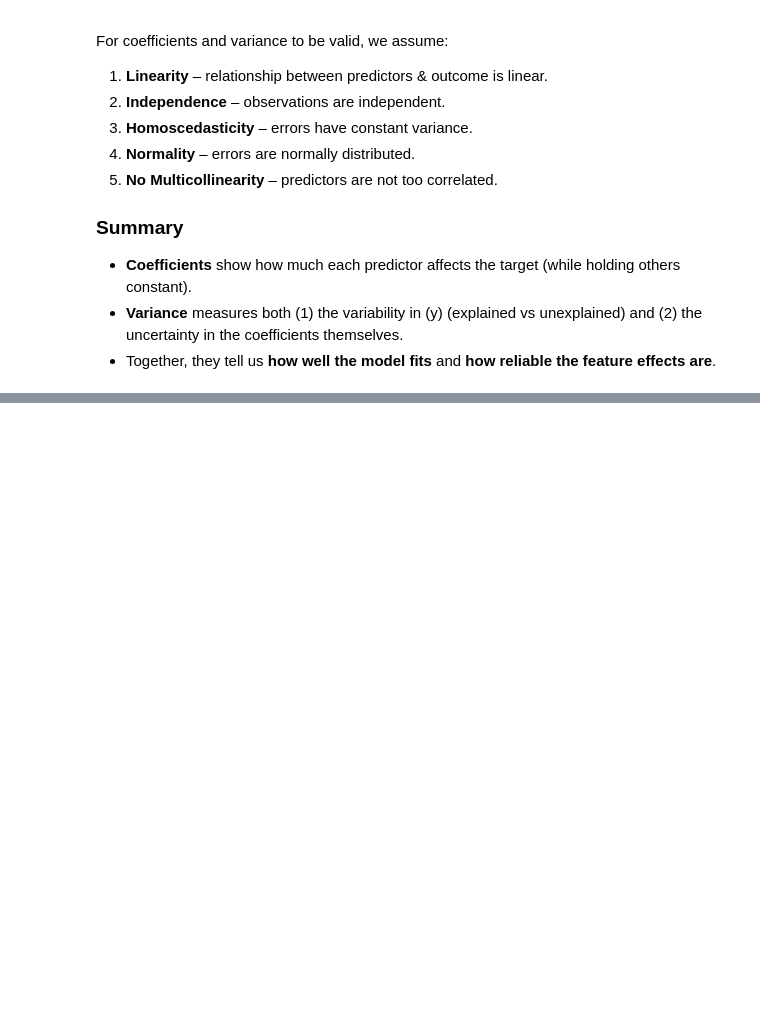
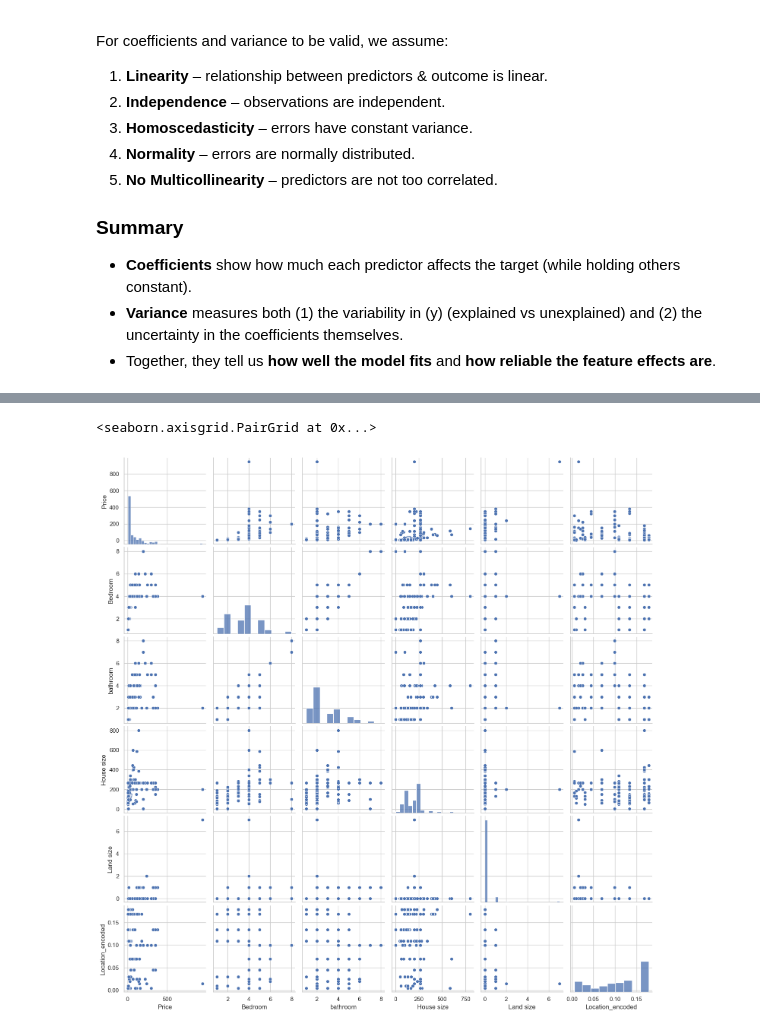
Before and after one commit to bonareri/data-science-class, a Jupyter notebook: 06-Machine_Learning/04_Regression.ipynb, the cells around one changed output, grey strips where cells are left out. Drawn from its saved outputs; the diff is of its cells as text; code cells hidden in the pictures; blank space fills up the shorter version.

```diff
--- a/06-Machine_Learning/04_Regression.ipynb
+++ b/06-Machine_Learning/04_Regression.ipynb
@@ -248,0 +725,9 @@ For coefficients and variance to be valid, we assume:
+# %%
+# Create frequency map
+location_freq = df["Location"].value_counts(normalize=True)
+# %%
+# Map into dataset
+df["Location_encoded"] = df["Location"].map(location_freq)
+# %%
+# Drop original column
+df = df.drop("Location", axis=1)
@@ -248,0 +770,3 @@ For coefficients and variance to be valid, we assume:
+# %%
+df["Bedroom"] = df["Bedroom"].fillna(df["Bedroom"].median())
+df["bathroom"] = df["bathroom"].fillna(df["bathroom"].median())
@@ -248,0 +786,16 @@ For coefficients and variance to be valid, we assume:
+# %%
+import seaborn as sns
+
+features = [
+    "Price",
+    "Bedroom",
+    "bathroom",
+    "House size",
+    "Land size",
+    "Location_encoded"
+]
+
+sns.pairplot(df[features])
+# %% [output]
+<seaborn.axisgrid.PairGrid at 0x...>
+[figure, added]
```
Also changed, not shown: parts of 89 cells of this notebook, 5 other files.
